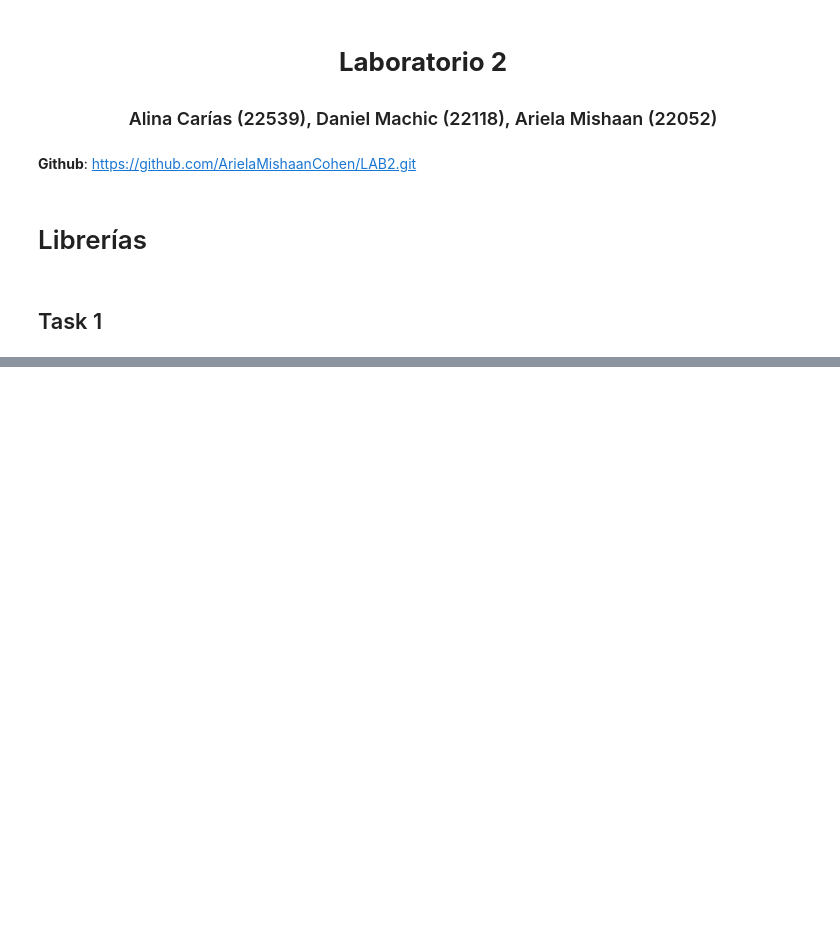
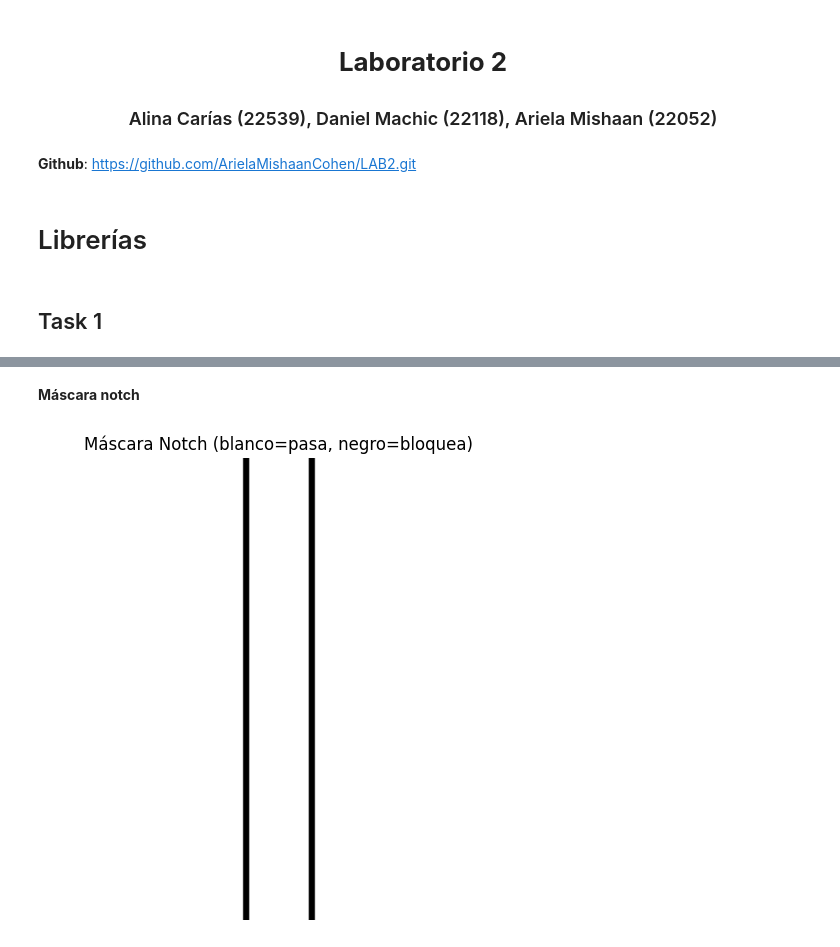
Before and after one commit to ArielaMishaanCohen/LAB2, a Jupyter notebook: LAB2.ipynb, the cells around one changed output, grey strips where cells are left out. Saved outputs shown, nothing was run; the diff lists cells and outputs as text; code cells hidden in the pictures; blank space fills up the shorter version.

```diff
--- a/LAB2.ipynb
+++ b/LAB2.ipynb
@@ -113,0 +75,23 @@ plt.show()
+# %% [markdown]
+**Máscara notch**
+# %%
+mask = np.ones((h, w), dtype=np.float32)
+
+wx = 1          # ancho del notch
+wy = h//2       # altura del notch
+
+for off in offsets:
+    x0 = cx + off
+    mask[cy-wy:cy+wy+1, x0-wx:x0+wx+1] = 0
+
+Y, X = np.ogrid[:h, :w]
+center_small = (Y-cy)**2 + (X-cx)**2 <= dc_r**2
+mask[center_small] = 1
+
+plt.figure(figsize=(6,6))
+plt.imshow(mask, cmap="gray")
+plt.title("Máscara Notch (blanco=pasa, negro=bloquea)")
+plt.axis("off")
+plt.show()
+# %% [output]
+[figure, added]
```
Also changed, not shown: parts of 24 cells of this notebook.
